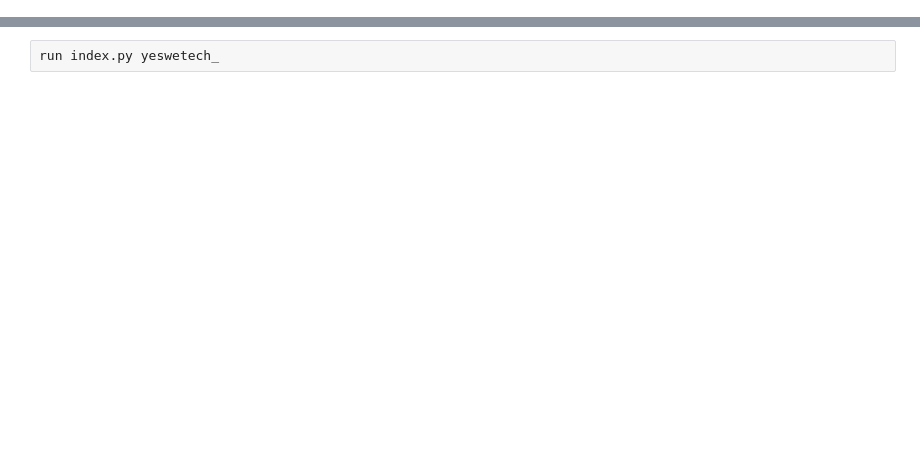
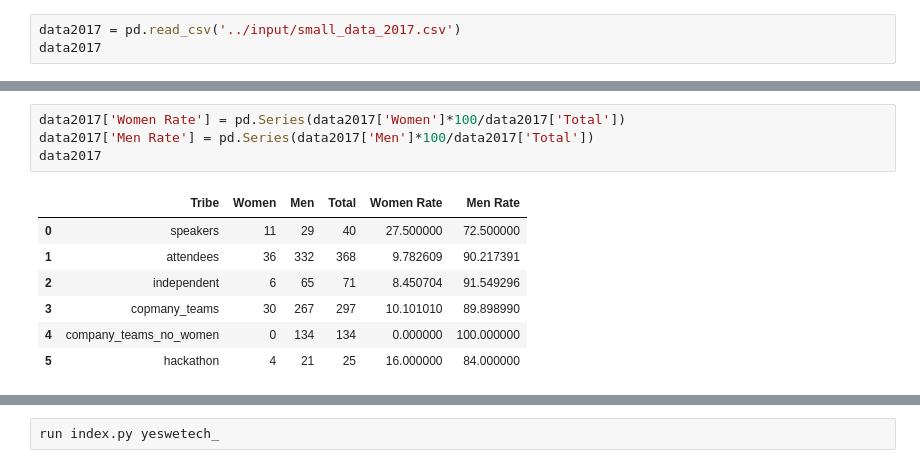
Before and after one commit to YesWeTech/whoIsJ, a Jupyter notebook: scripts/Analysis.ipynb, the cells around one changed output, grey strips where cells are left out. Drawn from its saved outputs; the diff is of its cells as text; blank space fills up the shorter version.

Commit message:
Adding small data analysis story

```diff
--- a/scripts/Analysis.ipynb
+++ b/scripts/Analysis.ipynb
@@ -12,0 +41,3 @@ The work that we are sharing here talks about two things: one is a story about d
+# %%
+data2017 = pd.read_csv('../input/small_data_2017.csv')
+data2017
@@ -12,0 +57,12 @@ The work that we are sharing here talks about two things: one is a story about d
+# %%
+data2017['Women Rate'] = pd.Series(data2017['Women']*100/data2017['Total'])
+data2017['Men Rate'] = pd.Series(data2017['Men']*100/data2017['Total'])
+data2017
+# %% [output]
+|  | Tribe | Women | Men | Total | Women Rate | Men Rate |
+| 0 | speakers | 11 | 29 | 40 | 27.500000 | 72.500000 |
+| 1 | attendees | 36 | 332 | 368 | 9.782609 | 90.217391 |
+| 2 | independent | 6 | 65 | 71 | 8.450704 | 91.549296 |
+| 3 | copmany_teams | 30 | 267 | 297 | 10.101010 | 89.898990 |
+| 4 | company_teams_no_women | 0 | 134 | 134 | 0.000000 | 100.000000 |
+| 5 | hackathon | 4 | 21 | 25 | 16.000000 | 84.000000 |
```
Also changed, not shown: parts of 16 cells of this notebook.
